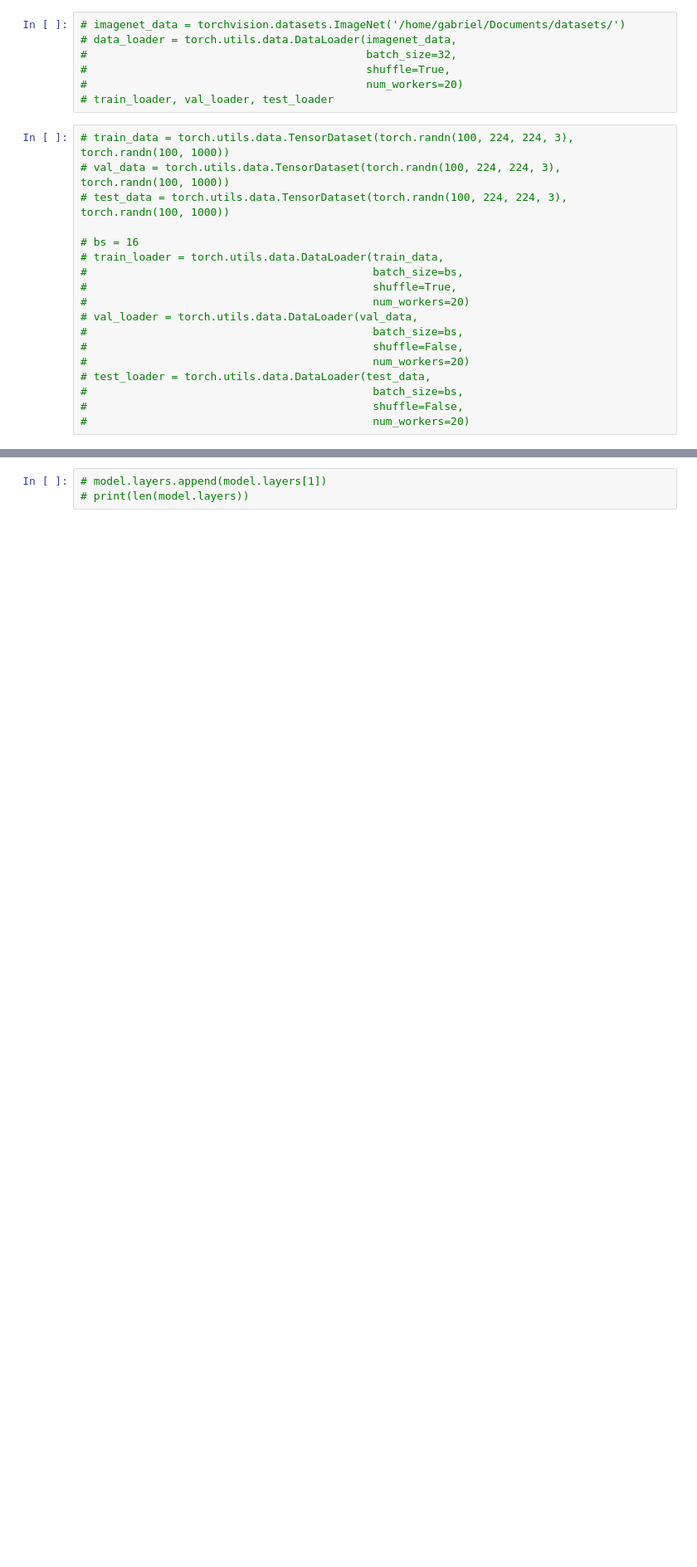
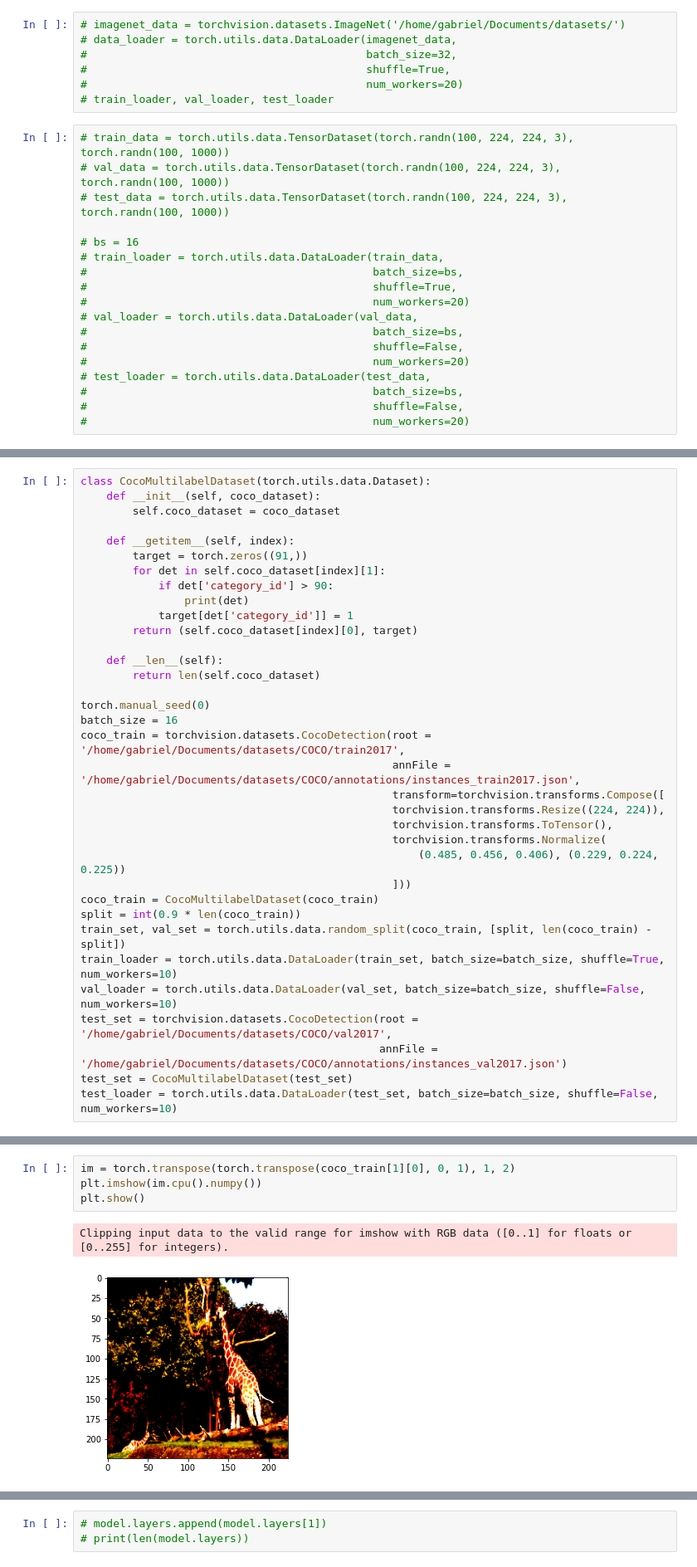
Before and after one commit to SurrealEverything/perceiver-recurrence-experiments, a Jupyter notebook: perceiver_exploring.ipynb, the cells around one changed output, grey strips where cells are left out. Shown at 83% size. Cells and saved outputs as stored; diff of their text form; blank space fills up the shorter version.

Commit message:
Add COCO support

```diff
--- a/perceiver_exploring.ipynb
+++ b/perceiver_exploring.ipynb
@@ -88,0 +89,35 @@ test_loader = torch.utils.data.DataLoader(
+# %%
+class CocoMultilabelDataset(torch.utils.data.Dataset):
+    def __init__(self, coco_dataset):
+        self.coco_dataset = coco_dataset
+
+    def __getitem__(self, index):
+        target = torch.zeros((91,))
+        for det in self.coco_dataset[index][1]:
+            if det['category_id'] > 90:
+                print(det)
+            target[det['category_id']] = 1
+        return (self.coco_dataset[index][0], target)
+
+    def __len__(self):
+        return len(self.coco_dataset)
+
+torch.manual_seed(0)
+batch_size = 16
+coco_train = torchvision.datasets.CocoDetection(root = '/home/gabriel/Documents/datasets/COCO/train2017',
+                                                annFile = '/home/gabriel/Documents/datasets/COCO/annotations/instances_train2017.json',
+                                                transform=torchvision.transforms.Compose([
+                                                torchvision.transforms.Resize((224, 224)),
+                                                torchvision.transforms.ToTensor(),
+                                                torchvision.transforms.Normalize(
+                                                    (0.485, 0.456, 0.406), (0.229, 0.224, 0.225))
+                                                ]))
+coco_train = CocoMultilabelDataset(coco_train)
+split = int(0.9 * len(coco_train))
+train_set, val_set = torch.utils.data.random_split(coco_train, [split, len(coco_train) - split])
+train_loader = torch.utils.data.DataLoader(train_set, batch_size=batch_size, shuffle=True, num_workers=10)
+val_loader = torch.utils.data.DataLoader(val_set, batch_size=batch_size, shuffle=False, num_workers=10)
+test_set = torchvision.datasets.CocoDetection(root = '/home/gabriel/Documents/datasets/COCO/val2017',
+                                              annFile = '/home/gabriel/Documents/datasets/COCO/annotations/instances_val2017.json')
+test_set = CocoMultilabelDataset(test_set)
+test_loader = torch.utils.data.DataLoader(test_set, batch_size=batch_size, shuffle=False, num_workers=10)
@@ -89,3 +137,10 @@ test_loader = torch.utils.data.DataLoader(
+# %%
+im = torch.transpose(torch.transpose(coco_train[1][0], 0, 1), 1, 2)
+plt.imshow(im.cpu().numpy())
+plt.show()
+# %% [output]
+Clipping input data to the valid range for imshow with RGB data ([0..1] for floats or [0..255] for integers).
+[figure, added]
 # %%
 use_cuda = torch.cuda.is_available()
 device = torch.device("cuda:0" if use_cuda else "cpu")
```
Also changed, not shown: parts of 5 cells of this notebook.
